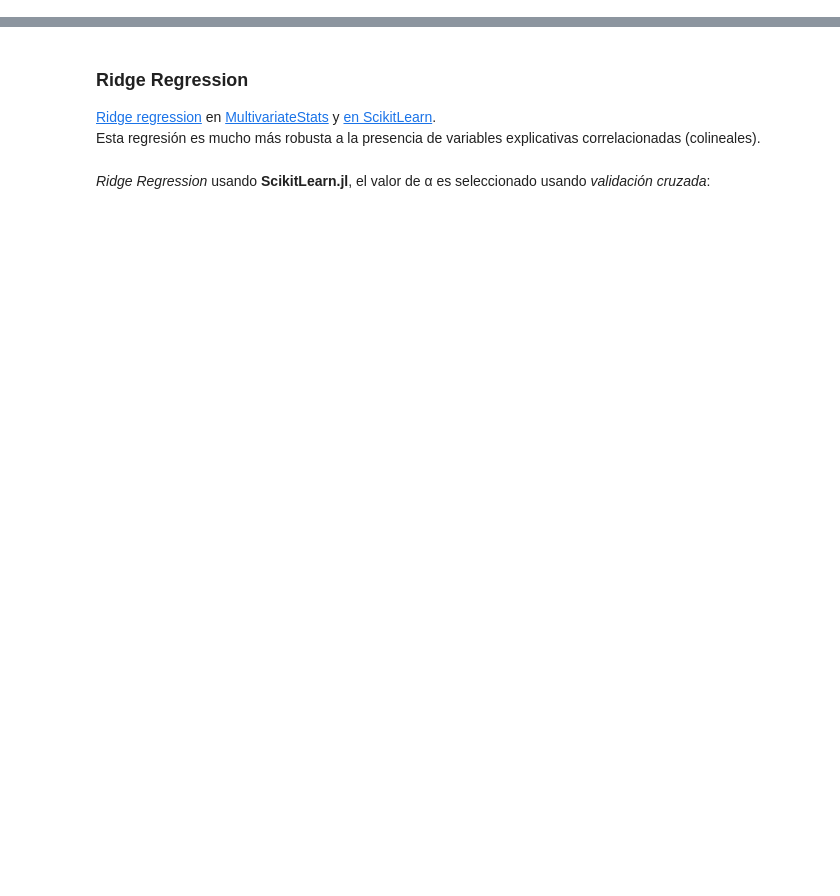
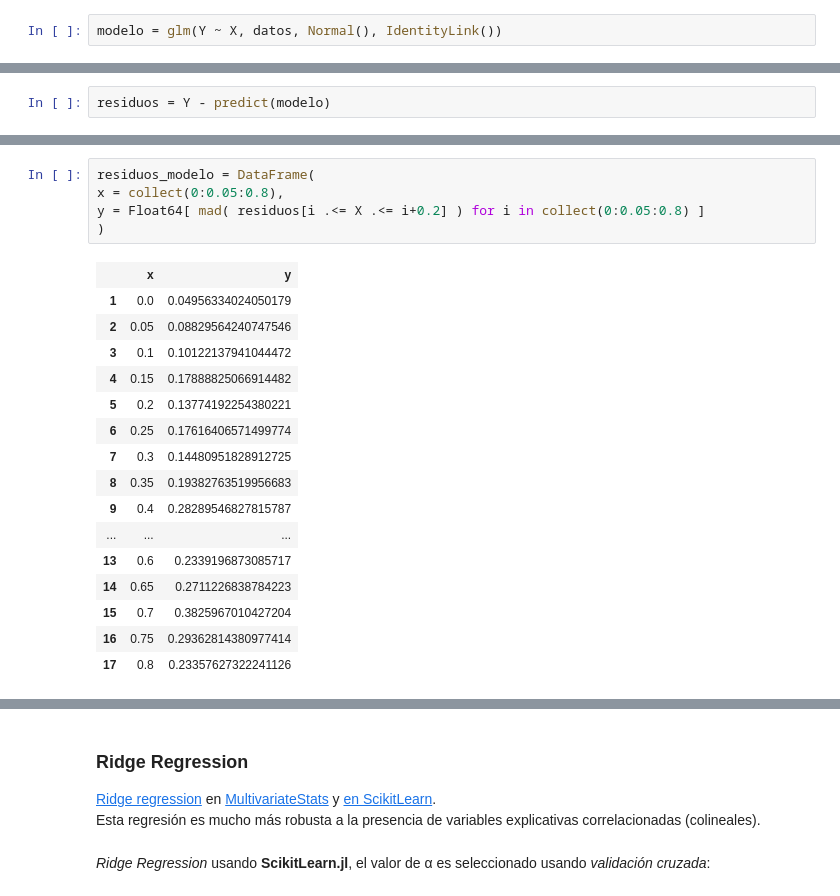
Before and after one commit to diegozea/AnalisisDeDatosCualitativos.jl, a Jupyter notebook: material/II.2.RegresionLinealMultiple.ipynb, the cells around one changed output, grey strips where cells are left out. Saved outputs shown, nothing was run; the diff lists cells and outputs as text; blank space fills up the shorter version.

```diff
--- a/material/II.2.RegresionLinealMultiple.ipynb
+++ b/material/II.2.RegresionLinealMultiple.ipynb
@@ -104,0 +228,2 @@ scatter(y_sin_ruido, predicción_sin_ruido, alpha=0.5, legend=false,
+# %%
+modelo = glm(Y ~ X, datos, Normal(), IdentityLink())
@@ -104,0 +252,2 @@ scatter(y_sin_ruido, predicción_sin_ruido, alpha=0.5, legend=false,
+# %%
+residuos = Y - predict(modelo)
@@ -104,0 +276,22 @@ scatter(y_sin_ruido, predicción_sin_ruido, alpha=0.5, legend=false,
+# %%
+residuos_modelo = DataFrame(
+x = collect(0:0.05:0.8),
+y = Float64[ mad( residuos[i .<= X .<= i+0.2] ) for i in collect(0:0.05:0.8) ]
+)
+# %% [output]
+|  | x | y |
+| 1 | 0.0 | 0.04956334024050179 |
+| 2 | 0.05 | 0.08829564240747546 |
+| 3 | 0.1 | 0.10122137941044472 |
+| 4 | 0.15 | 0.17888825066914482 |
+| 5 | 0.2 | 0.13774192254380221 |
+| 6 | 0.25 | 0.17616406571499774 |
+| 7 | 0.3 | 0.14480951828912725 |
+| 8 | 0.35 | 0.19382763519956683 |
+| 9 | 0.4 | 0.28289546827815787 |
+| ... | ... | ... |
+| 13 | 0.6 | 0.2339196873085717 |
+| 14 | 0.65 | 0.2711226838784223 |
+| 15 | 0.7 | 0.3825967010427204 |
+| 16 | 0.75 | 0.29362814380977414 |
+| 17 | 0.8 | 0.23357627322241126 |
```
Also changed, not shown: parts of 61 cells of this notebook.
